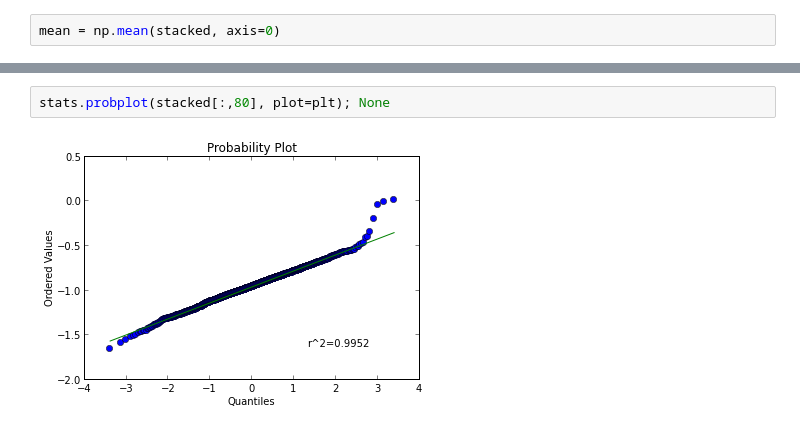
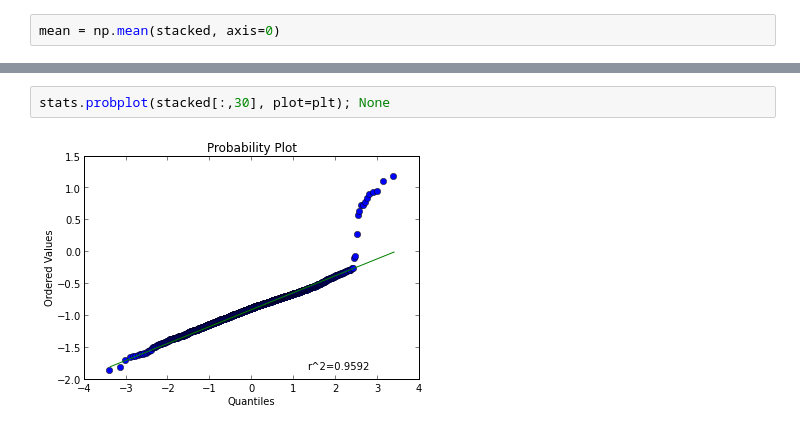
Before and after one commit to autonlab/active-matrix-factorization, a Jupyter notebook: python-pmf/check-normality.ipynb, the cells around one changed output, grey strips where cells are left out. Drawn from its saved outputs; the diff is of its cells as text.

```diff
--- a/python-pmf/check-normality.ipynb
+++ b/python-pmf/check-normality.ipynb
@@ -25,4 +25,4 @@ stats.probplot(mahal_norms, dist='chi2', sparams=stacked.shape[1], plot=plt); No
 # %%
-stats.probplot(stacked[:,80], plot=plt); None
+stats.probplot(stacked[:,30], plot=plt); None
 # %% [output]
-[figure, old version]
+[figure, new version]
```
Also changed, not shown: parts of 5 cells of this notebook, 2 other files.
